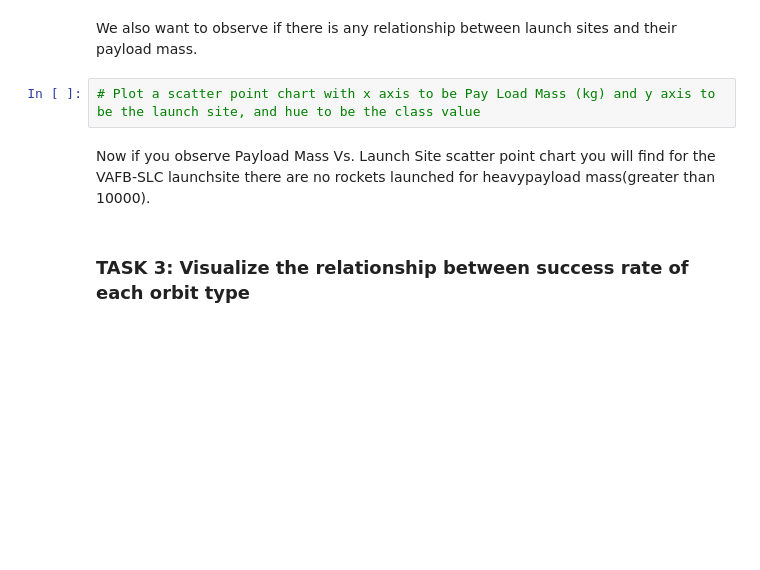
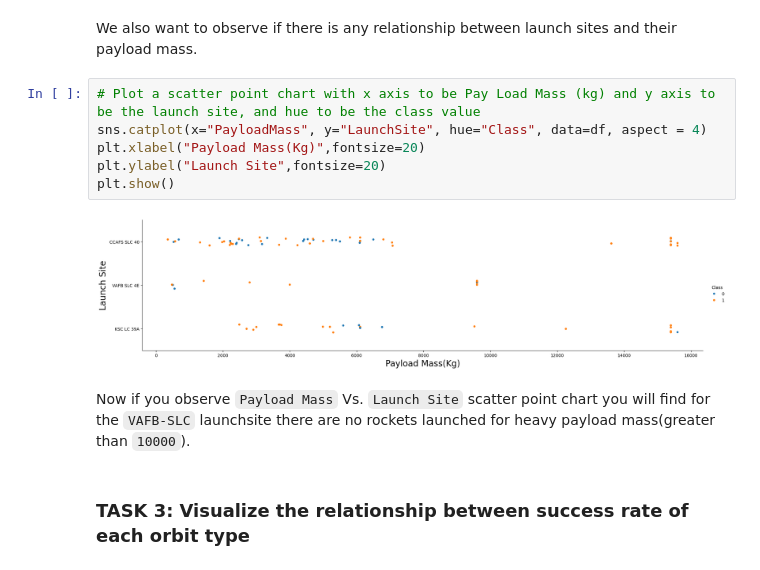
Before and after one commit to Ahmed14356/SpaceY_Project, a Jupyter notebook: 5_ EDA_data_VIZ.ipynb, the cells around one changed output. Saved outputs shown, nothing was run; the diff lists cells and outputs as text; blank space fills up the shorter version.

```diff
--- a/5_ EDA_data_VIZ.ipynb
+++ b/5_ EDA_data_VIZ.ipynb
@@ -106,8 +123,14 @@ Now try to explain the patterns you found in the Flight Number vs. Launch Site s
 We also want to observe if there is any relationship between launch sites and their payload mass.
 # %%
 # Plot a scatter point chart with x axis to be Pay Load Mass (kg) and y axis to be the launch site, and hue to be the class value
+sns.catplot(x="PayloadMass", y="LaunchSite", hue="Class", data=df, aspect = 4)
+plt.xlabel("Payload Mass(Kg)",fontsize=20)
+plt.ylabel("Launch Site",fontsize=20)
+plt.show()
+# %% [output]
+[figure, added]
 # %% [markdown]
-Now if you observe Payload Mass Vs. Launch Site scatter point chart you will find for the VAFB-SLC  launchsite there are no  rockets  launched for  heavypayload mass(greater than 10000).
+Now if you observe <code>Payload Mass</code> Vs. <code>Launch Site</code> scatter point chart you will find for the <code>VAFB-SLC</code>  launchsite there are no  rockets  launched for  heavy payload mass(greater than <code>10000</code>).
 # %% [markdown]
 ### TASK  3: Visualize the relationship between success rate of each orbit type
 # %% [markdown]
```
Also changed, not shown: parts of 22 cells of this notebook.
